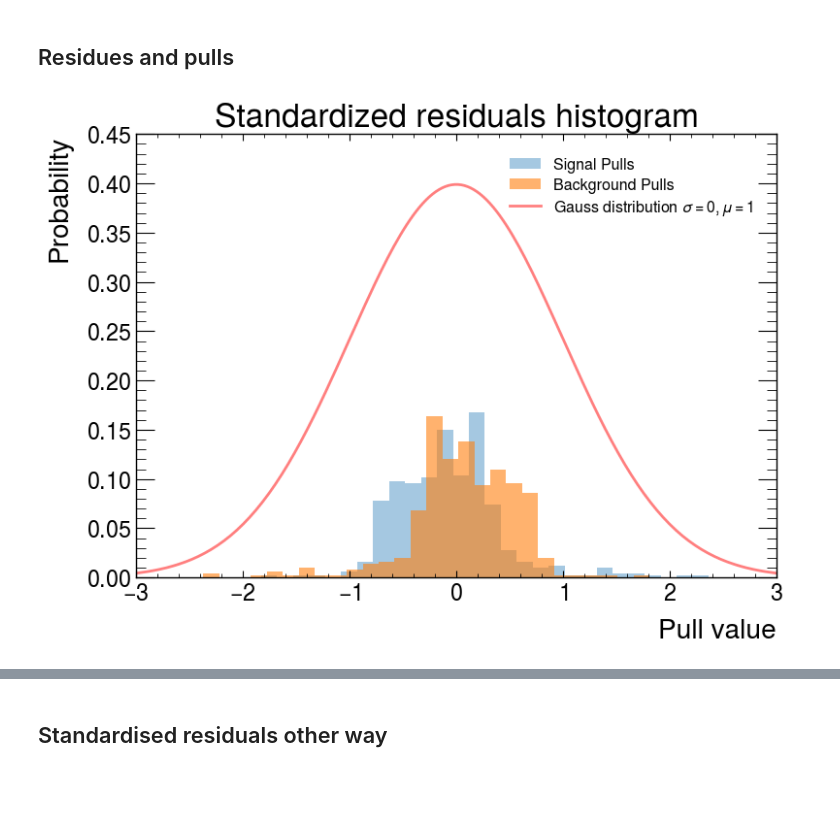
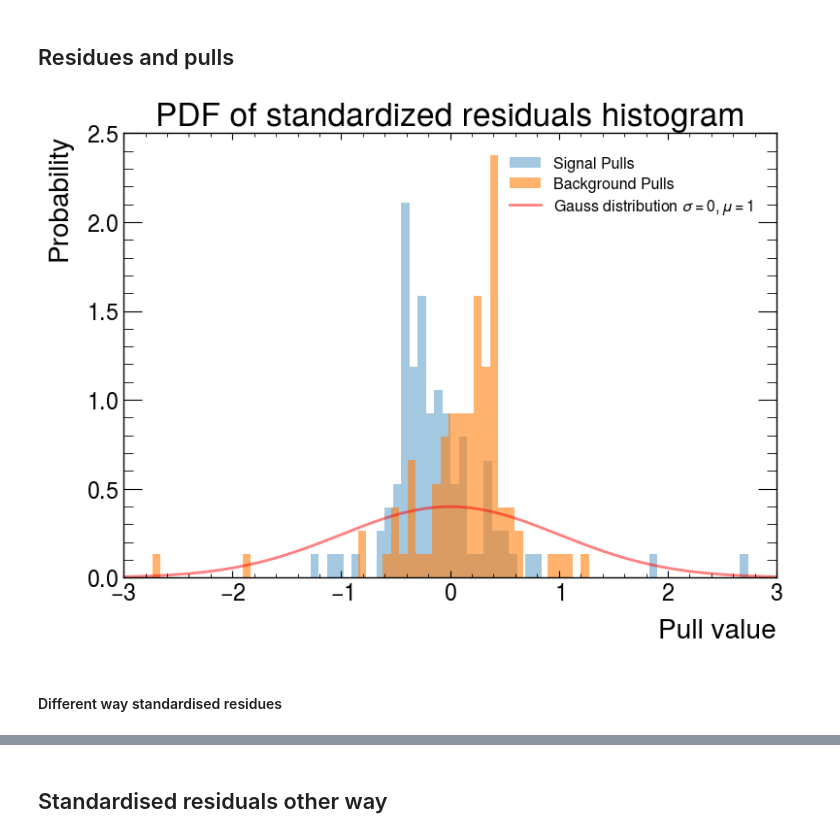
Before and after one commit to draczew23/TFractionFitter_job, a Jupyter notebook: err_anal.ipynb, the cells around one changed output, grey strips where cells are left out. Saved outputs shown, nothing was run; the diff lists cells and outputs as text; code cells hidden in the pictures; blank space fills up the shorter version.

Commit message:
Added pulls for signal; Combined histogram added

```diff
--- a/err_anal.ipynb
+++ b/err_anal.ipynb
@@ -10,6 +11,6 @@ plt.style.use(hep.style.ATLAS)  # or ATLAS/LHCb2
 # %% [markdown]
 ## Column values
 # %%
-data = pd.read_csv("output.txt", sep=';')
+data = pd.read_csv("output_new.txt", sep=';')
 data
 # %% [output]
@@ -120,0 +122,13 @@ print(str(sig_av_error), "Average sig error")
+# %%
+n_pairs = len(bkg)
+new_bkg_mean = np.mean(bkg)
+new_sig_mean = np.mean(sig)
+
+new_bkg_std = np.std(bkg)
+new_sig_std = np.std(sig)
+
+std_multi = new_bkg_std*new_sig_std
+mean_diff_multi = (bkg - new_bkg_mean)*(sig - new_sig_mean)
+
+r = 1/(n_pairs - 1) * np.sum(mean_diff_multi/std_multi)
+r
@@ -156,36 +185,38 @@ bkg_err = data[' BKG ERROR']
 # %%
 # import numpy as np
 # import matplotlib.pyplot as plt
 
 # Assuming sig, bkg, sig_pred, and bkg_pred are defined
 sig_pred = 0.3
 bkg_pred = 0.7
 
 # Calculate residuals
 sig_residues = sig - sig_pred
 bkg_residues = bkg - bkg_pred
 
 # Calculate pulls (standardized residuals)
-sig_pulls = (sig_residues - np.mean(sig_residues)) / np.std(sig_residues)
-bkg_pulls = (bkg_residues - np.mean(bkg_residues)) / np.std(bkg_residues)
+bkg_pulls = stats.zscore(bkg)
+sig_pulls = stats.zscore(sig)
 
 weights = np.ones_like(sig_pulls) / len(sig_pulls)
 
 # Plot histograms of pulls
-plt.hist(sig_pulls, bins=100, alpha=0.4, label='Signal Pulls', weights=weights)
-plt.hist(bkg_pulls, bins=100, alpha=0.6, label='Background Pulls', weights=weights)
+plt.hist(sig_pulls, bins=100, alpha=0.4, label='Signal Pulls', density=True)
+plt.hist(bkg_pulls, bins=100, alpha=0.6, label='Background Pulls', density=True)
 
 xmin, xmax = plt.xlim()
 x = np.linspace(xmin, xmax, 1000)
 gauss = norm.pdf(x, 0, 1)
 plt.plot(x, gauss, label=r'Gauss distribution $\sigma = 0, \mu = 1$', linestyle='-', color='red', alpha=0.5,)
 plt.xlim([-3, 3])
 plt.xlabel("Pull value")
 plt.ylabel("Probability")
-plt.title('Standardized residuals histogram')
+plt.title('PDF of standardized residuals histogram')
 plt.legend(fontsize="11.5", loc ="upper right")
 plt.tight_layout()
 # Show legen
 plt.show()
 # %% [output]
-[figure, old version]
+[figure, new version]
+# %% [markdown]
+#### Different way standardised residues
```
Also changed, not shown: parts of 23 cells of this notebook.
